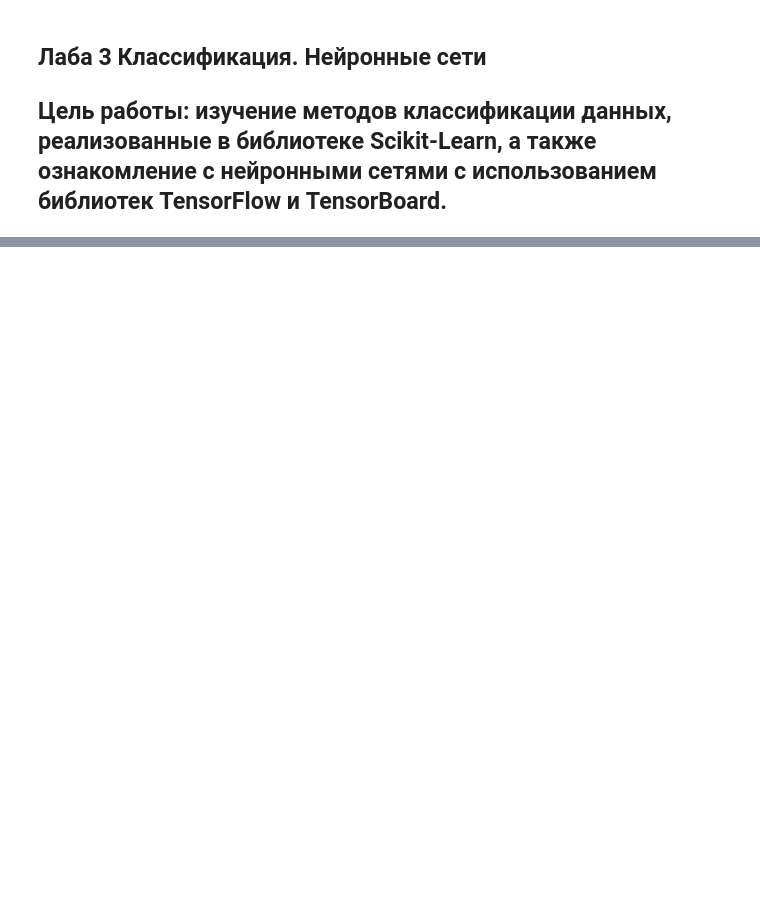
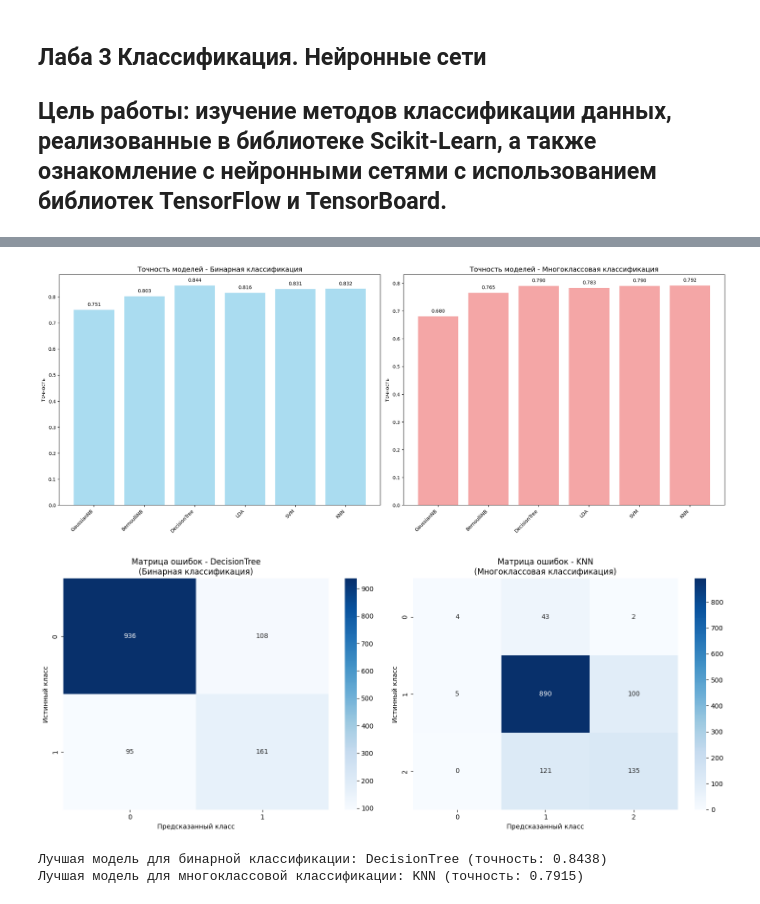
Before and after one commit to batalovM/laba1ML, a Jupyter notebook: 3laba.ipynb, the cells around one changed output, grey strips where cells are left out. Drawn from its saved outputs; the diff is of its cells as text; code cells hidden in the pictures; blank space fills up the shorter version.

```diff
--- a/3laba.ipynb
+++ b/3laba.ipynb
@@ -33,0 +266,76 @@ X_test_scaled = scaler.transform(X_test)
+# %%
+# Сравнение точности моделей
+def plot_comparison(results_binary, results_multi):
+    fig, (ax1, ax2) = plt.subplots(1, 2, figsize=(20, 8))
+
+    # Бинарная классификация
+    binary_acc = {name: res['accuracy'] for name, res in results_binary.items() if res is not None}
+    models_binary = list(binary_acc.keys())
+    accuracies_binary = list(binary_acc.values())
+
+    bars1 = ax1.bar(models_binary, accuracies_binary, color='skyblue', alpha=0.7)
+    ax1.set_title('Точность моделей - Бинарная классификация', fontsize=14)
+    ax1.set_ylabel('Точность')
+    ax1.set_xticklabels(models_binary, rotation=45, ha='right')
+
+    # Добавление значений на столбцы
+    for bar, acc in zip(bars1, accuracies_binary):
+        ax1.text(bar.get_x() + bar.get_width()/2, bar.get_height() + 0.01,
+                f'{acc:.3f}', ha='center', va='bottom')
+
+    # Многоклассовая классификация
+    multi_acc = {name: res['accuracy'] for name, res in results_multi.items() if res is not None}
+    models_multi = list(multi_acc.keys())
+    accuracies_multi = list(multi_acc.values())
+
+    bars2 = ax2.bar(models_multi, accuracies_multi, color='lightcoral', alpha=0.7)
+    ax2.set_title('Точность моделей - Многоклассовая классификация', fontsize=14)
+    ax2.set_ylabel('Точность')
+    ax2.set_xticklabels(models_multi, rotation=45, ha='right')
+
+    # Добавление значений на столбцы
+    for bar, acc in zip(bars2, accuracies_multi):
+        ax2.text(bar.get_x() + bar.get_width()/2, bar.get_height() + 0.01,
+                f'{acc:.3f}', ha='center', va='bottom')
+
+    plt.tight_layout()
+    plt.show()
+
+plot_comparison(binary_results, multi_results)
+
+# Матрицы ошибок для лучших моделей
+def plot_best_models_confusion_matrix(binary_results, multi_results):
+    # Находим лучшие модели
+    best_binary = max([(name, res) for name, res in binary_results.items() if res is not None],
+                     key=lambda x: x[1]['accuracy'])
+    best_multi = max([(name, res) for name, res in multi_results.items() if res is not None],
+                    key=lambda x: x[1]['accuracy'])
+
+    fig, (ax1, ax2) = plt.subplots(1, 2, figsize=(15, 6))
+
+    # Матрица ошибок для бинарной классификации
+    cm_binary = confusion_matrix(y_test_binary, best_binary[1]['predictions'])
+    sns.heatmap(cm_binary, annot=True, fmt='d', cmap='Blues', ax=ax1)
+    ax1.set_title(f'Матрица ошибок - {best_binary[0]}\n(Бинарная классификация)')
+    ax1.set_xlabel('Предсказанный класс')
+    ax1.set_ylabel('Истинный класс')
+
+    # Матрица ошибок для многоклассовой классификации
+    cm_multi = confusion_matrix(y_test_multi, best_multi[1]['predictions'])
+    sns.heatmap(cm_multi, annot=True, fmt='d', cmap='Blues', ax=ax2)
+    ax2.set_title(f'Матрица ошибок - {best_multi[0]}\n(Многоклассовая классификация)')
+    ax2.set_xlabel('Предсказанный класс')
+    ax2.set_ylabel('Истинный класс')
+
+    plt.tight_layout()
+    plt.show()
+
+    print(f"Лучшая модель для бинарной классификации: {best_binary[0]} (точность: {best_binary[1]['accuracy']:.4f})")
+    print(f"Лучшая модель для многоклассовой классификации: {best_multi[0]} (точность: {best_multi[1]['accuracy']:.4f})")
+
+plot_best_models_confusion_matrix(binary_results, multi_results)
+# %% [output]
+[figure, added]
+[figure, added]
+Лучшая модель для бинарной классификации: DecisionTree (точность: 0.8438)
+Лучшая модель для многоклассовой классификации: KNN (точность: 0.7915)
```
Also changed, not shown: parts of 14 cells of this notebook.
